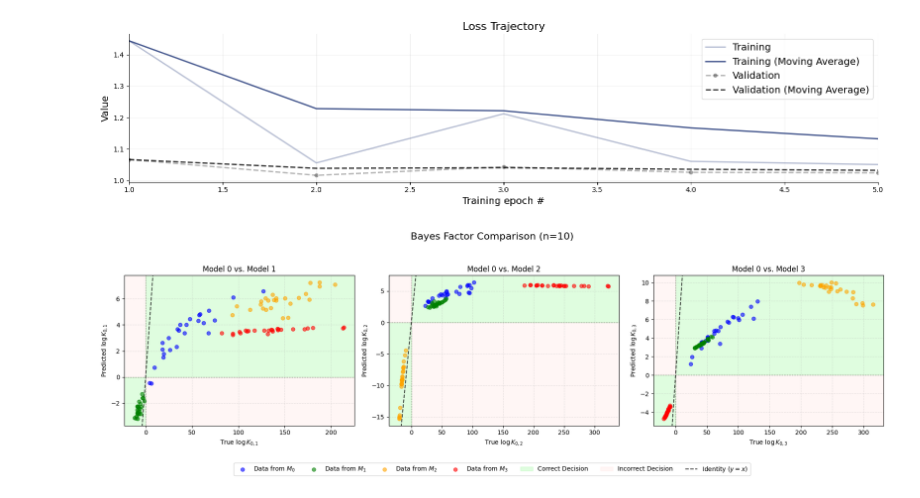
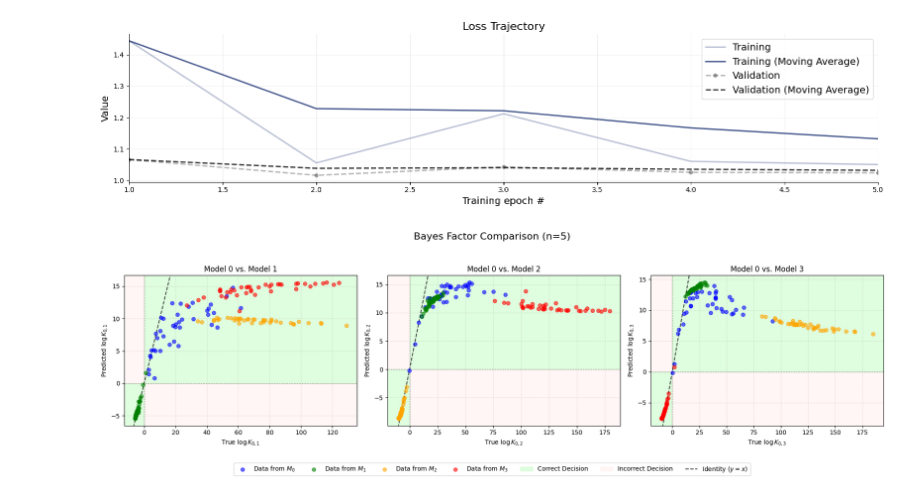
Before and after one commit to BenRodriguez1029/bayesflow-model-comparison, a Jupyter notebook: multi_model_testing.ipynb, the cells around one changed output. Saved outputs shown, nothing was run; the diff lists cells and outputs as text; code cells hidden in the pictures.

```diff
--- a/multi_model_testing.ipynb
+++ b/multi_model_testing.ipynb
@@ -90,16 +90,16 @@ N_NORM_FACTOR = 10
 N_TESTS = [10, 25]
 
 beta_priors = [
-    lambda s, n=30: sample_beta(s, n, alpha=1, beta_param=1),    # Flat prior
-    lambda s, n=30: sample_beta(s, n, alpha=10, beta_param=10), # Peaked at 0.5
-    lambda s, n=30: sample_beta(s, n, alpha=1, beta_param=10),  # Biased toward 0
-    lambda s, n=30: sample_beta(s, n, alpha=10, beta_param=1),  # Biased toward 1
+    lambda s, n=30: sample_beta(s, n, alpha=1, beta=1),    # Flat prior
+    lambda s, n=30: sample_beta(s, n, alpha=10, beta=10), # Peaked at 0.5
+    lambda s, n=30: sample_beta(s, n, alpha=1, beta=10),  # Biased toward 0
+    lambda s, n=30: sample_beta(s, n, alpha=10, beta=1),  # Biased toward 1
 ]
 
 train_loader = DataGeneratorMulti(
     batches_per_epoch=TRAIN_BATCHES,
     sample_funcs=beta_priors,
-    n_generator=lambda : constant_n(n=10),
+    n_generator=lambda : constant_n(n=5),
     batch_size=BATCH_SIZE,
     n_norm=N_NORM_FACTOR
 )
@@ -191,8 +191,8 @@ def check_bayes_factors():
     ]
     n_models = len(model_params)
 
-    N_SAMPLES = 25
-    N_SEQ = 10
+    N_SAMPLES = 40
+    N_SEQ = 5
 
 
     fig, axes = plt.subplots(1, n_models - 1, figsize=(18, 5))
@@ -248,31 +248,31 @@ def check_bayes_factors():
 
         ax.axhline(0, color='k', linestyle=':', linewidth=1, alpha=0.5, zorder=2)
         ax.axvline(0, color='k', linestyle=':', linewidth=1, alpha=0.5, zorder=2)
 
         lims = [
             np.min([xlim, ylim]),
             np.max([xlim, ylim]),
         ]
         ax.plot(lims, lims, 'k--', alpha=0.75, zorder=2, label="Identity ($y=x$)")
 
         ax.set_xlim(xlim)
         ax.set_ylim(ylim)
 
         ax.set_xlabel(f"True $\log K_{{0,{model_k_idx}}}$")
         ax.set_ylabel(f"Predicted $\log K_{{0,{model_k_idx}}}$")
         ax.set_title(f"Model 0 vs. Model {model_k_idx}")
         ax.grid(True, linestyle='--', alpha=0.3)
 
     handles, labels = axes[0].get_legend_handles_labels()
     n_legend_cols = n_models + 3
     fig.legend(handles, labels, loc='upper center', bbox_to_anchor=(0.5, 0.02), ncol=n_legend_cols)
 
     plt.suptitle(f"Bayes Factor Comparison (n={N_SEQ})", fontsize=16, y=1.05)
     plt.tight_layout(rect=[0, 0.05, 1, 1]) # Adjust layout to make room for legend
     plt.show()
 
 # ---
 # Call the function
 check_bayes_factors()
 # %% [output]
-[figure, old version]
+[figure, new version]
```
Also changed, not shown: parts of 1 cell of this notebook, 1 other file.
